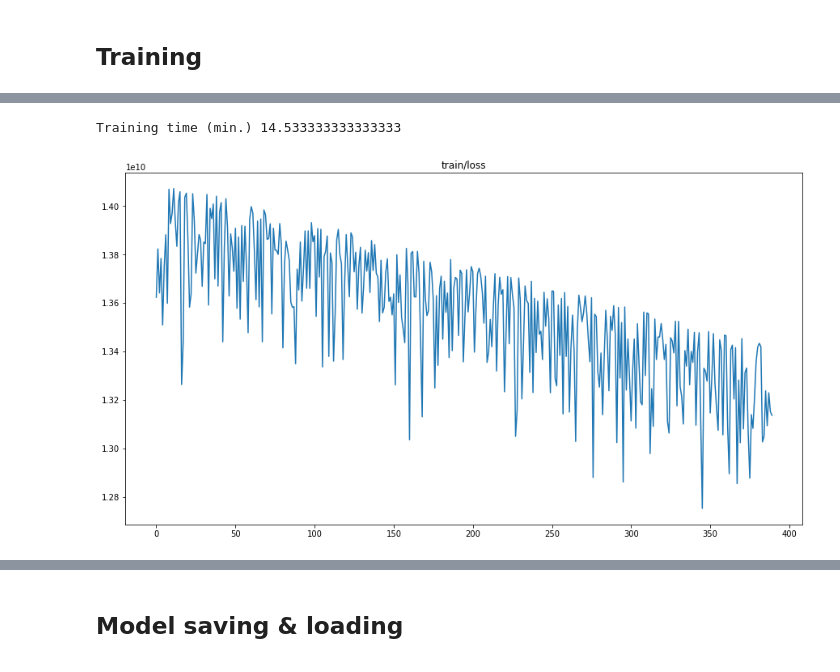
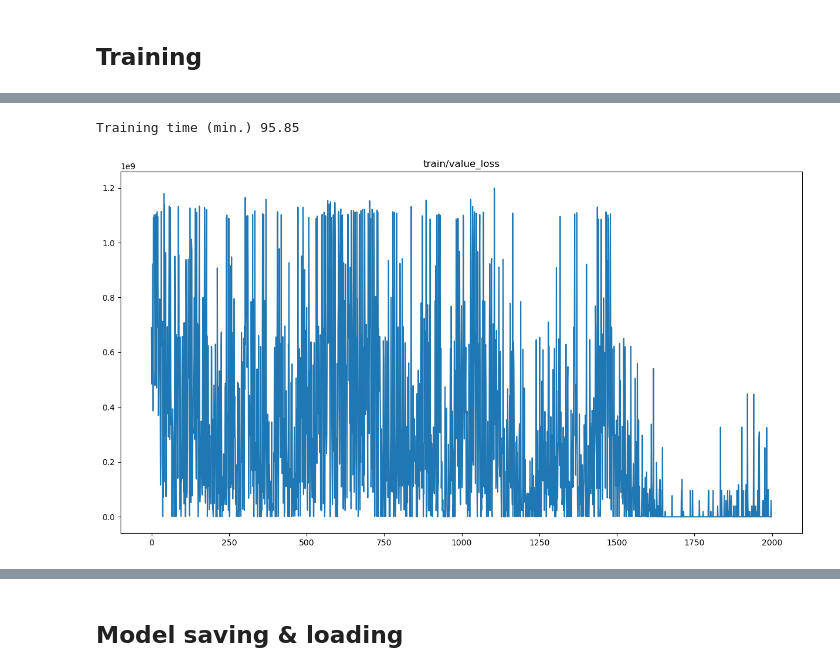
Before and after one commit to f-krause/uio-AIEI-project-1, a Jupyter notebook: notebooks/experiment.ipynb, the cells around one changed output, grey strips where cells are left out. Drawn from its saved outputs; the diff is of its cells as text; code cells hidden in the pictures.

```diff
--- a/notebooks/experiment.ipynb
+++ b/notebooks/experiment.ipynb
@@ -50,6 +61,6 @@ model.learn(total_timesteps=total_timesteps, progress_bar=True)
 # %%
 # Plot loss
-log_name = "progress_v4"
+log_name = "progress"
 with open(f"logs/{log_name}.json", 'r') as file:
     data = [json.loads(line) for line in file]
 loss_data_list = [{key: value for key, value in entry.items() if 'loss' in key} for entry in data]
@@ -57,10 +68,10 @@ df = pd.DataFrame(loss_data_list).iloc[1:].reset_index(drop=True)
 
 print("Training time (min.)", data[-1]["time/time_elapsed"]/60)
 # %% [output]
-Training time (min.) 14.533333333333333
+Training time (min.) 95.85
 # %%
-i = 3
+i = 2
 df[df.columns[i]].plot(title=df.columns[i])
 plt.show()
 # %% [output]
-[figure, old version]
+[figure, new version]
```
Also changed, not shown: parts of 20 cells of this notebook, 21 other files.
